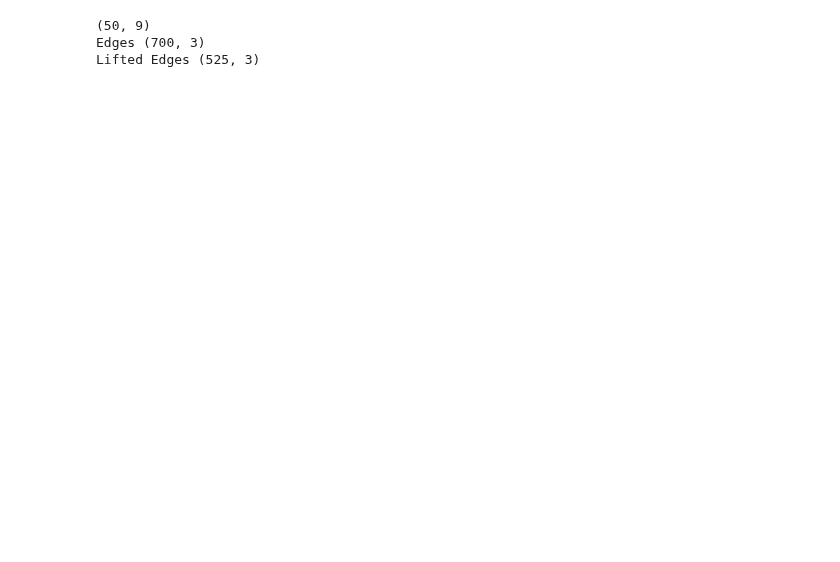
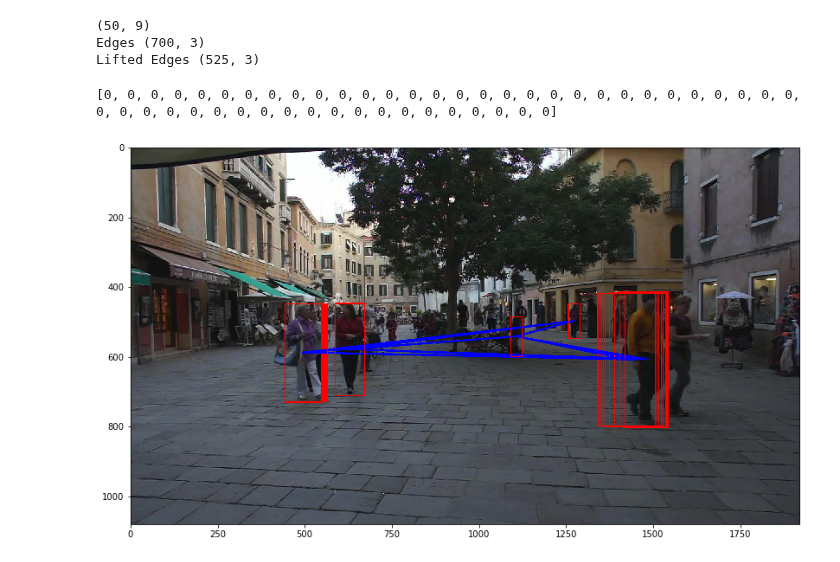
Before and after one commit to jutanke/cabbage, a Jupyter notebook: prototyping/create_graph.ipynb, the cells around one changed output. Cells and saved outputs as stored; diff of their text form; code cells hidden in the pictures; blank space fills up the shorter version.

Commit message:
wip move cpp graph cut code to project, plot lifted cut

```diff
--- a/prototyping/create_graph.ipynb
+++ b/prototyping/create_graph.ipynb
@@ -92,7 +89,7 @@ MOT16 X loaded
 MOT16 Y_det loaded
 MOT16 Y_gt loaded
 # %%
-A = X[0:10]
+X_ = X[0:10]
 
 def get_visible_pedestrains(frame):
     Y_gt_frame1 = utils.extract_eq(Y_gt, col=0, value=frame)
@@ -169,3 +166,80 @@ calculate_adj_list(D)
 (50, 9)
 Edges (700, 3)
 Lifted Edges (525, 3)
+# %%
+from numpy import genfromtxt
+result = genfromtxt('result.txt', delimiter=' ', dtype='uint32')
+
+def extract_ids(result):
+    #TODO: make this stuff better..
+
+    candidates = []
+    n = np.max(result[:,1])  # total number of nodes
+
+    Nodes = [i for i in range(n+1)]
+
+
+    for i, j, edge in result:
+        assert(i < j)
+        has_edge = edge == 1
+
+        if has_edge:
+            repres = Nodes[i]
+            Nodes[j] = repres
+
+    print(Nodes)
+
+
+
+extract_ids(result)
+
+def get_bb(i, D):
+    left = D[i,2]
+    top = D[i,3]
+    width = D[i,4]
+    height = D[i,5]
+    return left, top, width, height
+
+def get_line(i, j, D):
+    x1,y1,w1,h1 = get_bb(i, D)
+    x2,y2,w2,h2 = get_bb(j, D)
+
+    center = lambda x,y,w,h: (x+(w/2), y+(h/2))
+
+    A = center(x1,y1,w1,h1)
+    B = center(x2,y2,w2,h2)
+    return [A[0], B[0]], [A[1], B[1]]
+
+
+fig = plt.figure(figsize=(16,8))
+ax = fig.add_subplot(111)
+ax.imshow(X_[-1])
+
+# for i in range(50):
+#     l,t,w,h = get_bb(i, D)
+#     bbX, bbY = utils.bb_to_plt_plot(l, t, w, h)
+#     ax.plot(bbX, bbY, linewidth=1, color='red')
+
+for i, j, edge in result:
+    assert(i < j)
+    has_edge = edge == 1
+
+    l,t,w,h = get_bb(i, D)
+    bbX, bbY = utils.bb_to_plt_plot(l, t, w, h)
+    ax.plot(bbX, bbY, linewidth=1, color='red')
+
+    lj,tj,wj,hj = get_bb(j, D)
+    bbX, bbY = utils.bb_to_plt_plot(lj, tj, wj, hj)
+    ax.plot(bbX, bbY, linewidth=1, color='red')
+
+    if has_edge:
+        lx, ly = get_line(i,j,D)
+        ax.plot(lx, ly, linewidth=1, color='blue')
+
+#cur = utils.extract_eq(D, col=0, value=10)
+
+
+plt.show()
+# %% [output]
+[0, 0, 0, 0, 0, 0, 0, 0, 0, 0, 0, 0, 0, 0, 0, 0, 0, 0, 0, 0, 0, 0, 0, 0, 0, 0, 0, 0, 0, 0, 0, 0, 0, 0, 0, 0, 0, 0, 0, 0, 0, 0, 0, 0, 0, 0, 0, 0, 0, 0]
+[figure, added]
```
Also changed, not shown: parts of 1 cell of this notebook, 1 other file.
